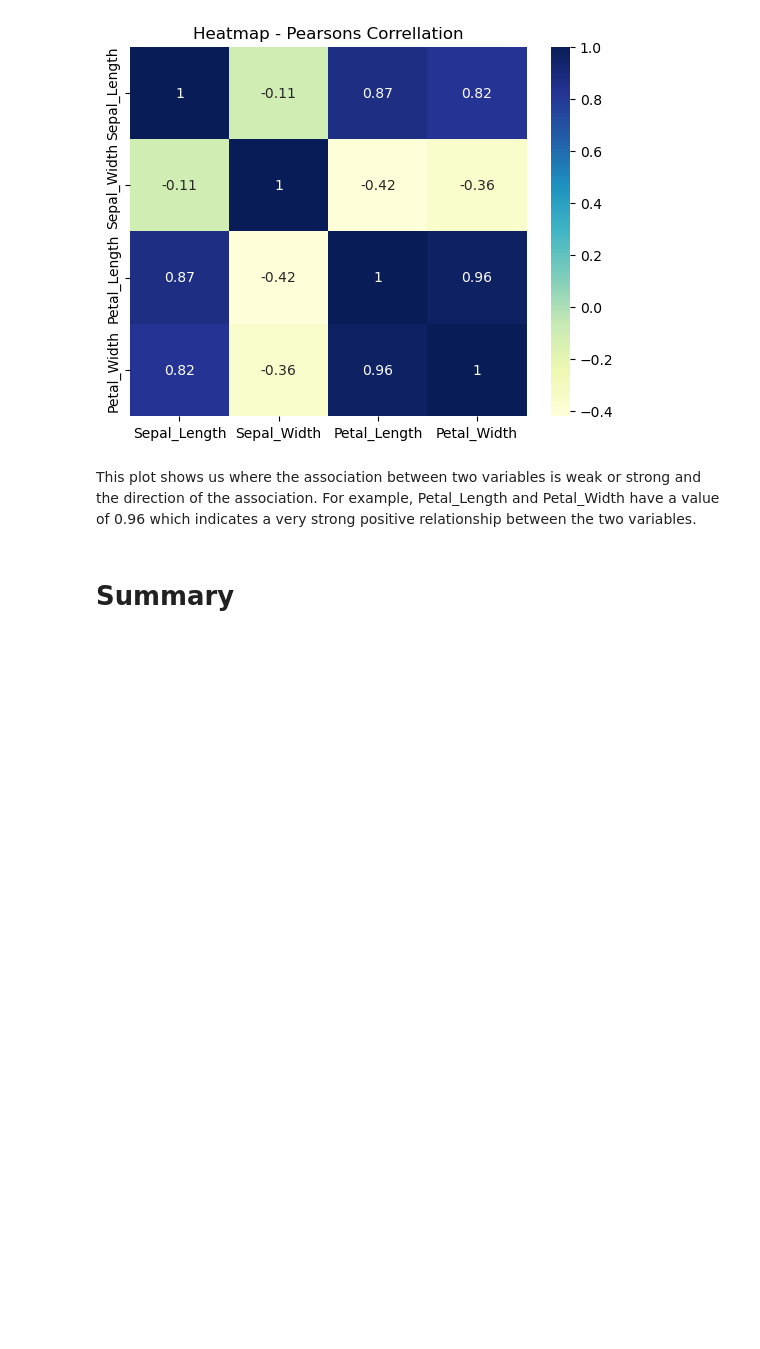
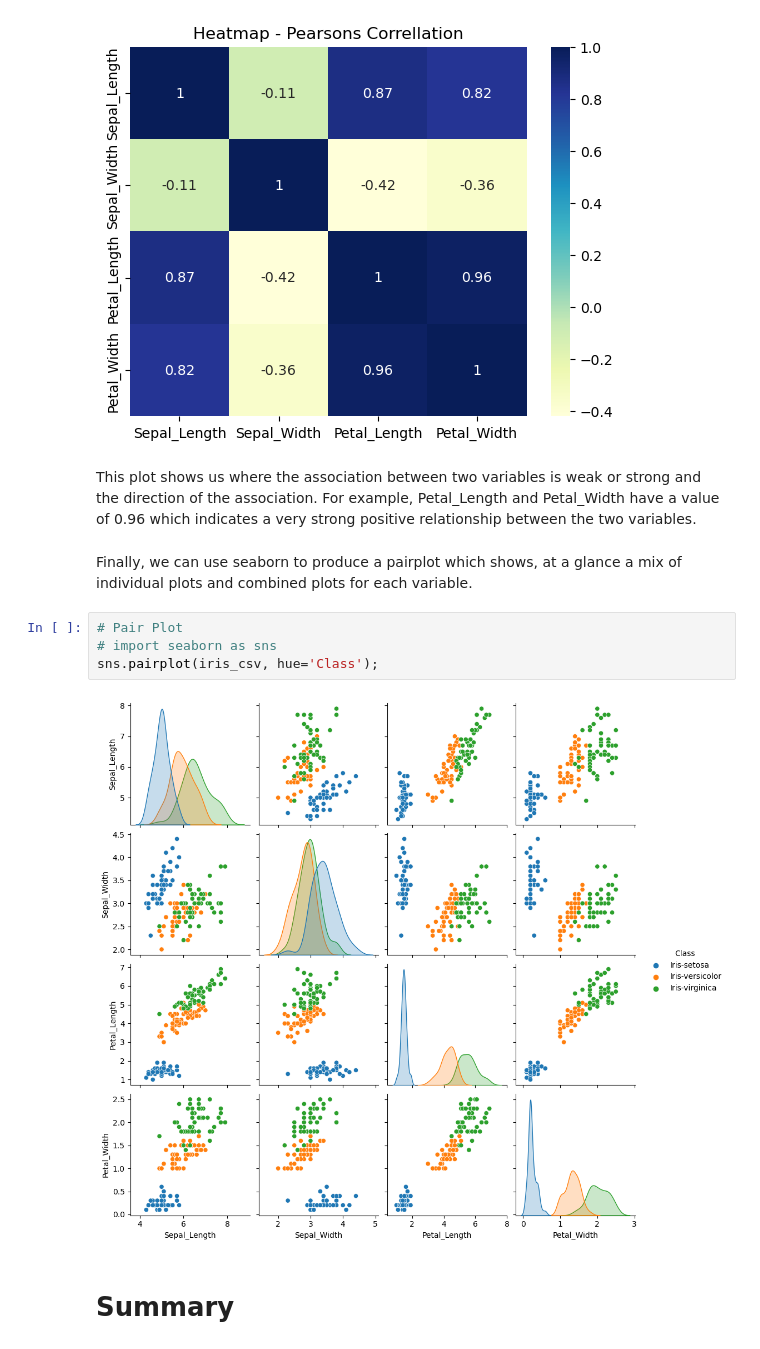
Before and after one commit to PeeBs68/fund_da, a Jupyter notebook: project.ipynb, the cells around one changed output. Drawn from its saved outputs; the diff is of its cells as text; blank space fills up the shorter version.

Commit message:
Added additional plots for Task5

```diff
--- a/project.ipynb
+++ b/project.ipynb
@@ -451,6 +451,14 @@ plt.title("Heatmap - Pearsons Correllation");
 [figure]
 # %% [markdown]
 This plot shows us where the association between two variables is weak or strong and the direction of the association. For example, Petal_Length and Petal_Width have a value of 0.96 which indicates a very strong positive relationship between the two variables.
+# %% [markdown]
+Finally, we can use seaborn to produce a pairplot which shows, at a glance a mix of individual plots and combined plots for each variable.
+# %%
+# Pair Plot
+# import seaborn as sns
+sns.pairplot(iris_csv, hue='Class');
+# %% [output]
+[figure, added]
 # %% [markdown]
 # Summary
 # %% [markdown]
```
